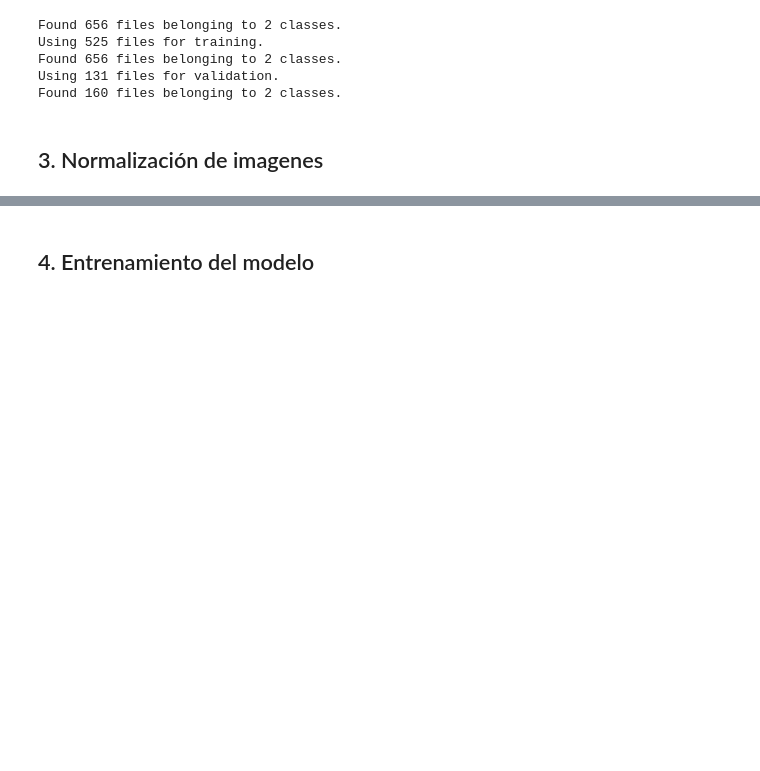
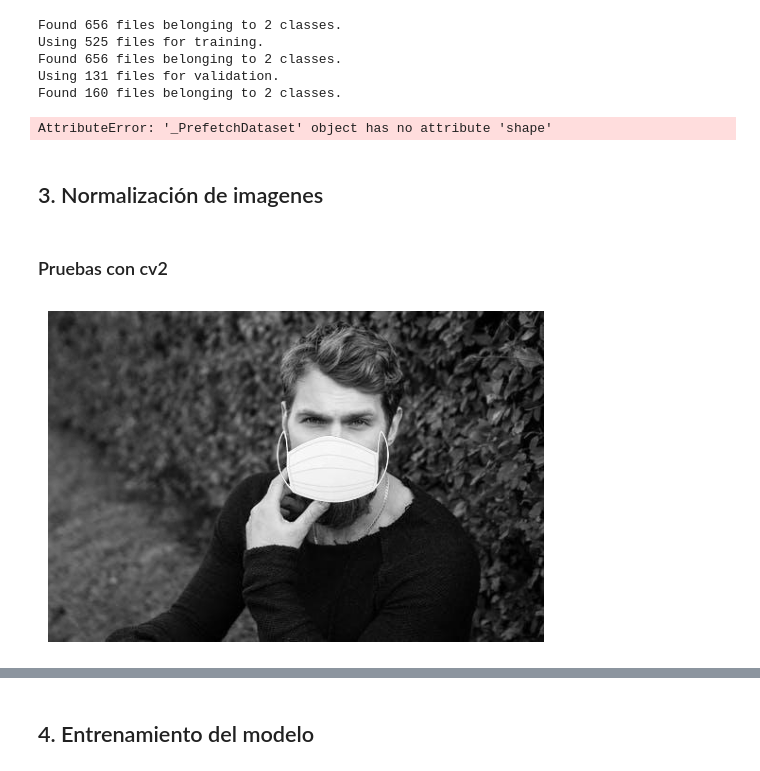
Before and after one commit to SamuehFDEZ/ProgramacionIA, a Jupyter notebook: UD5/PracticaIdentificacionDePersonasConMascarilla/dataset_imagenes_mascarilla/mascarillas.ipynb, the cells around one changed output, grey strips where cells are left out. Saved outputs shown, nothing was run; the diff lists cells and outputs as text; code cells hidden in the pictures; blank space fills up the shorter version.

```diff
--- a/UD5/PracticaIdentificacionDePersonasConMascarilla/dataset_imagenes_mascarilla/mascarillas.ipynb
+++ b/UD5/PracticaIdentificacionDePersonasConMascarilla/dataset_imagenes_mascarilla/mascarillas.ipynb
@@ -54,6 +63,10 @@ Using 525 files for training.
 Found 656 files belonging to 2 classes.
 Using 131 files for validation.
 Found 160 files belonging to 2 classes.
+# %%
+print(train_dataset.shape, val_dataset.shape, test_dataset.shape)
+# %% [output]
+AttributeError: '_PrefetchDataset' object has no attribute 'shape'
 # %% [markdown]
 ## 3. Normalización de imagenes
 # %%
@@ -68,0 +82,15 @@ test_dataset = test_dataset.map(lambda x, y: (normalization(x), y))
+# %% [markdown]
+### Pruebas con cv2
+# %%
+# Cargar la imagen en escala de grises
+imagen = cv2.imread('test/mascarilla/0.jpg', cv2.IMREAD_GRAYSCALE)
+# Mostrar imagen con OpenCV (requiere ventana emergente)
+cv2.imshow('Imagen', imagen)
+cv2.waitKey(0)
+cv2.destroyAllWindows()
+# Mostrar con Matplotlib (evita problemas con colores)
+plt.imshow(imagen, cmap='gray')
+plt.axis('off')
+plt.show()
+# %% [output]
+[figure, added]
```
Also changed, not shown: parts of 17 cells of this notebook.
